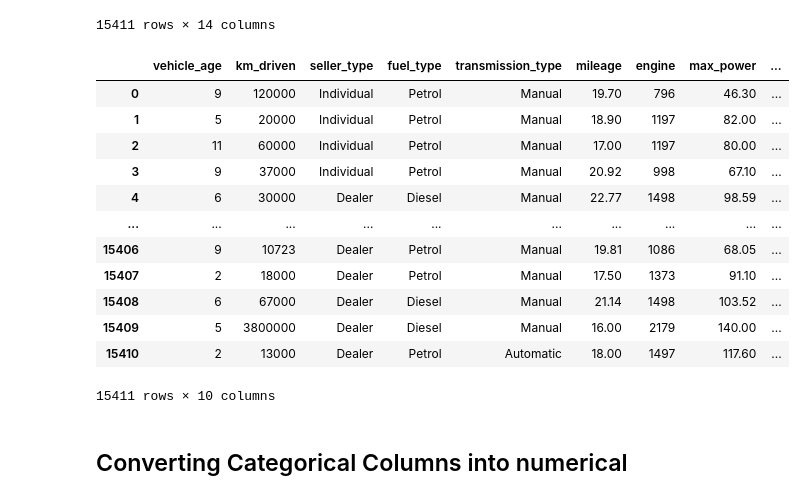
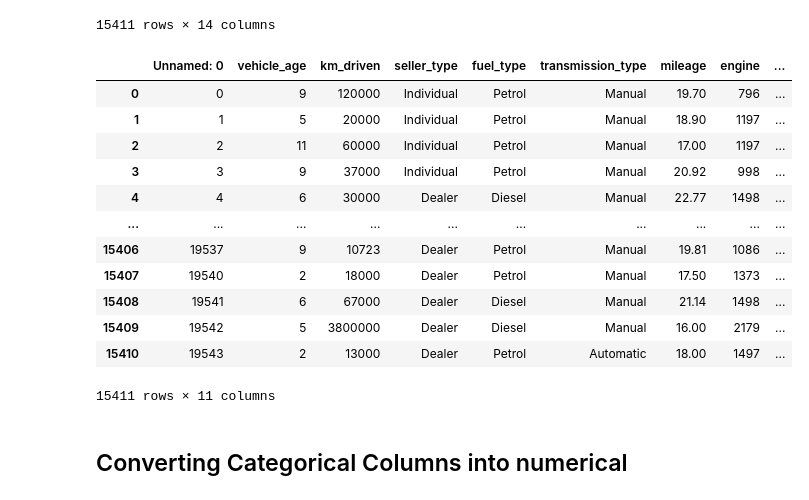
Before and after one commit to kanwar-sidhu/Car-price-Prediction---ML-, a Jupyter notebook: cardekho_used_car_price_prediction.ipynb, the cells around one changed output. Saved outputs shown, nothing was run; the diff lists cells and outputs as text; code cells hidden in the pictures.

```diff
--- a/cardekho_used_car_price_prediction.ipynb
+++ b/cardekho_used_car_price_prediction.ipynb
@@ -574,22 +572,22 @@ df_model
 | 15410 | 19543 | Honda City | Honda | City | 2 | 13000 | Dealer | Petrol | ... |
 15411 rows × 14 columns
 # %%
-df_model.drop(labels=['car_name','brand','model','Unnamed: 0'],axis=1,inplace=True)
+df_model.drop(labels=['car_name','brand','model'],axis=1,inplace=True)
 df_model
 # %% [output]
-|  | vehicle_age | km_driven | seller_type | fuel_type | transmission_type | mileage | engine | max_power | ... |
-| 0 | 9 | 120000 | Individual | Petrol | Manual | 19.70 | 796 | 46.30 | ... |
-| 1 | 5 | 20000 | Individual | Petrol | Manual | 18.90 | 1197 | 82.00 | ... |
-| 2 | 11 | 60000 | Individual | Petrol | Manual | 17.00 | 1197 | 80.00 | ... |
-| 3 | 9 | 37000 | Individual | Petrol | Manual | 20.92 | 998 | 67.10 | ... |
-| 4 | 6 | 30000 | Dealer | Diesel | Manual | 22.77 | 1498 | 98.59 | ... |
+|  | Unnamed: 0 | vehicle_age | km_driven | seller_type | fuel_type | transmission_type | mileage | engine | ... |
+| 0 | 0 | 9 | 120000 | Individual | Petrol | Manual | 19.70 | 796 | ... |
+| 1 | 1 | 5 | 20000 | Individual | Petrol | Manual | 18.90 | 1197 | ... |
+| 2 | 2 | 11 | 60000 | Individual | Petrol | Manual | 17.00 | 1197 | ... |
+| 3 | 3 | 9 | 37000 | Individual | Petrol | Manual | 20.92 | 998 | ... |
+| 4 | 4 | 6 | 30000 | Dealer | Diesel | Manual | 22.77 | 1498 | ... |
 | ... | ... | ... | ... | ... | ... | ... | ... | ... | ... |
-| 15406 | 9 | 10723 | Dealer | Petrol | Manual | 19.81 | 1086 | 68.05 | ... |
-| 15407 | 2 | 18000 | Dealer | Petrol | Manual | 17.50 | 1373 | 91.10 | ... |
-| 15408 | 6 | 67000 | Dealer | Diesel | Manual | 21.14 | 1498 | 103.52 | ... |
-| 15409 | 5 | 3800000 | Dealer | Diesel | Manual | 16.00 | 2179 | 140.00 | ... |
-| 15410 | 2 | 13000 | Dealer | Petrol | Automatic | 18.00 | 1497 | 117.60 | ... |
+| 15406 | 19537 | 9 | 10723 | Dealer | Petrol | Manual | 19.81 | 1086 | ... |
+| 15407 | 19540 | 2 | 18000 | Dealer | Petrol | Manual | 17.50 | 1373 | ... |
+| 15408 | 19541 | 6 | 67000 | Dealer | Diesel | Manual | 21.14 | 1498 | ... |
+| 15409 | 19542 | 5 | 3800000 | Dealer | Diesel | Manual | 16.00 | 2179 | ... |
+| 15410 | 19543 | 2 | 13000 | Dealer | Petrol | Automatic | 18.00 | 1497 | ... |
-15411 rows × 10 columns
+15411 rows × 11 columns
 # %% [markdown]
 ## Converting Categorical Columns into numerical
 # %% [markdown]
```
Also changed, not shown: parts of 7 cells of this notebook.
